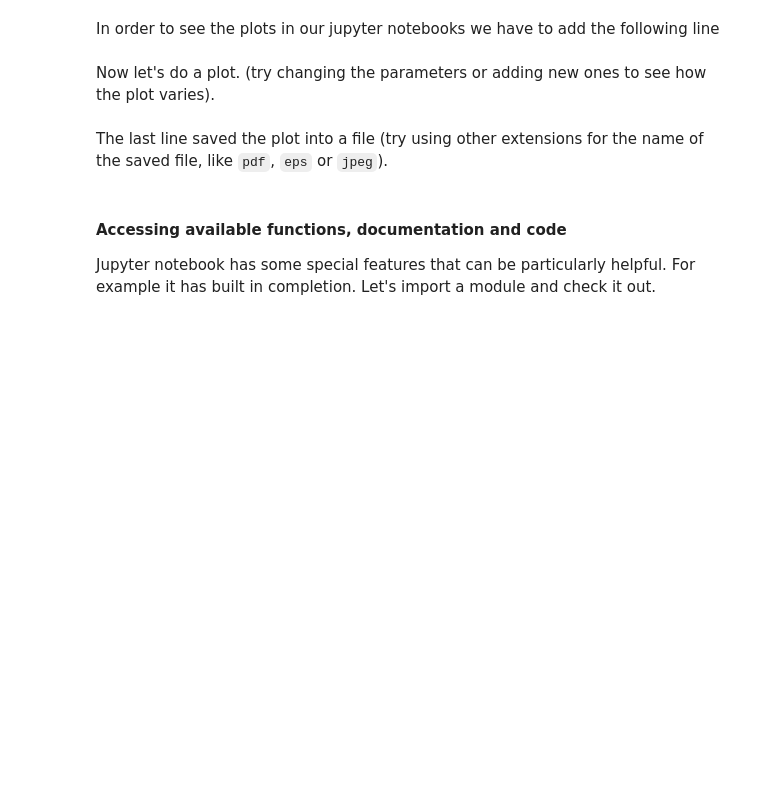
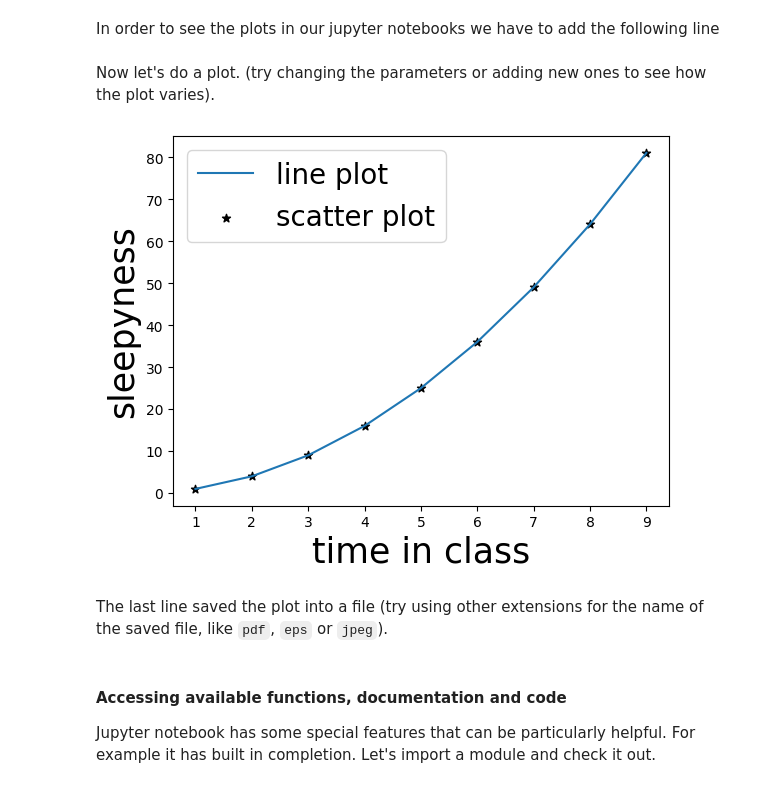
Before and after one commit to IFISC/Complex_Networks_Master, a Jupyter notebook: Lecture_1.ipynb, the cells around one changed output. Cells and saved outputs as stored; diff of their text form; code cells hidden in the pictures; blank space fills up the shorter version.

```diff
--- a/Lecture_1.ipynb
+++ b/Lecture_1.ipynb
@@ -235,14 +389,16 @@ Now let's do a plot. (try changing the parameters or adding new ones to see how
 # %%
 x = np.arange(1,10)
 y = np.power(x,2)
 plt.plot(x,y,label='line plot')
 plt.scatter(x,y,color='k',marker='*',label='scatter plot')
 plt.xlabel('time in class', fontsize = 25)
 plt.ylabel('sleepyness', fontsize = 25)
-plt.yscale('log')
-plt.xscale('log')
+#plt.yscale('log')
+#plt.xscale('log')
 plt.legend(fontsize=20)
 plt.savefig('./results/figure.png',bbox_inches='tight')
+# %% [output]
+[figure, added]
 # %% [markdown]
 The last line saved the plot into a file (try using other extensions for the name of the saved file, like `pdf`, `eps` or `jpeg`).
 # %% [markdown]
```
Also changed, not shown: parts of 30 cells of this notebook, 4 other files.
